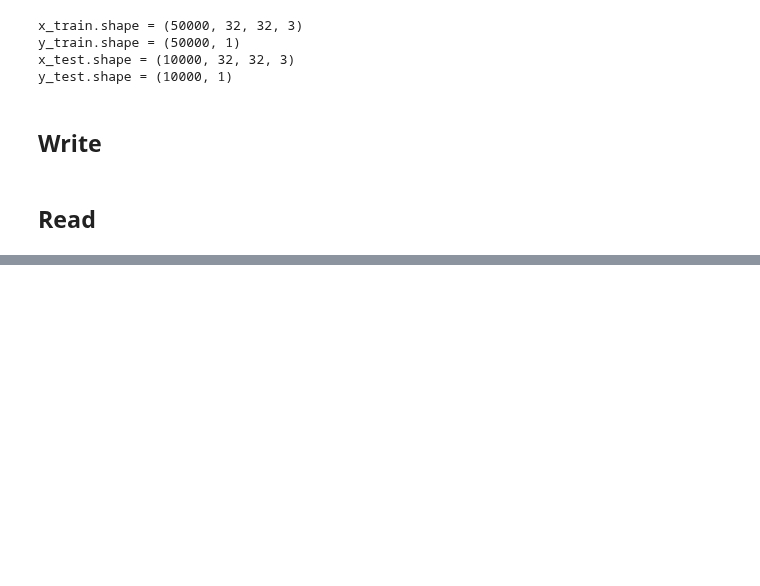
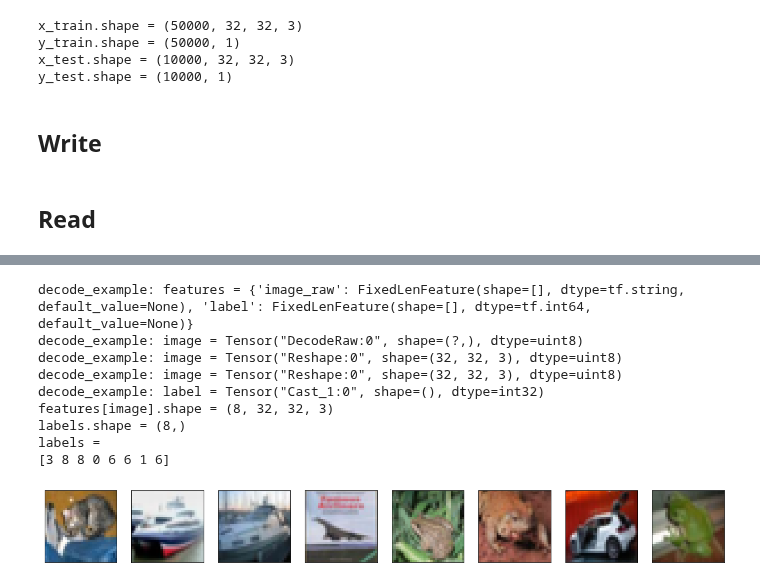
Before and after one commit to ryangillard/artificial_intelligence, a Jupyter notebook: machine_learning/gan/create_tfrecords_cifar10.ipynb, the cells around one changed output, grey strips where cells are left out. Cells and saved outputs as stored; diff of their text form; code cells hidden in the pictures; blank space fills up the shorter version.

Commit message:
added doc strings

```diff
--- a/machine_learning/gan/create_tfrecords_cifar10.ipynb
+++ b/machine_learning/gan/create_tfrecords_cifar10.ipynb
@@ -221,13 +211,18 @@ len(features["image"])
 # %%
-import matplotlib.pyplot as plt
+def plot_images(images):
+    """Plots images.
 
-num_images = len(features["image"])
+    Args:
+        images: np.array, array of images of
+            [num_images, image_size, image_size, num_channels].
+    """
+    num_images = len(images)
 
-plt.figure(figsize=(20, 20))
-for i in range(num_images):
-    plt.subplot(1, num_images, i + 1)
-    plt.xticks([])
-    plt.yticks([])
-    plt.grid(False)
-    plt.imshow(features["image"][i], cmap=plt.cm.binary)
-plt.show()
+    plt.figure(figsize=(20, 20))
+    for i in range(num_images):
+        plt.subplot(1, num_images, i + 1)
+        plt.xticks([])
+        plt.yticks([])
+        plt.grid(False)
+        plt.imshow(images[i], cmap=plt.cm.binary)
+    plt.show()
@@ -273,0 +229,3 @@ plt.show()
+# %%
+arguments["filename"] = "data/cifar10/train.tfrecord"
+features, labels = try_out_input_function(arguments, print_features=True)
@@ -273,0 +250,4 @@ plt.show()
+# %%
+arguments["filename"] = "data/cifar10/train.tfrecord"
+features, labels = try_out_input_function(arguments, print_features=False)
+plot_images(features["image"])
@@ -273,0 +265,15 @@ plt.show()
+# %%
+arguments["filename"] = "data/cifar10/test.tfrecord"
+features, labels = try_out_input_function(arguments, print_features=False)
+plot_images(features["image"])
+# %% [output]
+decode_example: features = {'image_raw': FixedLenFeature(shape=[], dtype=tf.string, default_value=None), 'label': FixedLenFeature(shape=[], dtype=tf.int64, default_value=None)}
+decode_example: image = Tensor("DecodeRaw:0", shape=(?,), dtype=uint8)
+decode_example: image = Tensor("Reshape:0", shape=(32, 32, 3), dtype=uint8)
+decode_example: image = Tensor("Reshape:0", shape=(32, 32, 3), dtype=uint8)
+decode_example: label = Tensor("Cast_1:0", shape=(), dtype=int32)
+features[image].shape = (8, 32, 32, 3)
+labels.shape = (8,)
+labels =
+[3 8 8 0 6 6 1 6]
+[figure, added]
```
Also changed, not shown: parts of 11 cells of this notebook, 1 other file.
